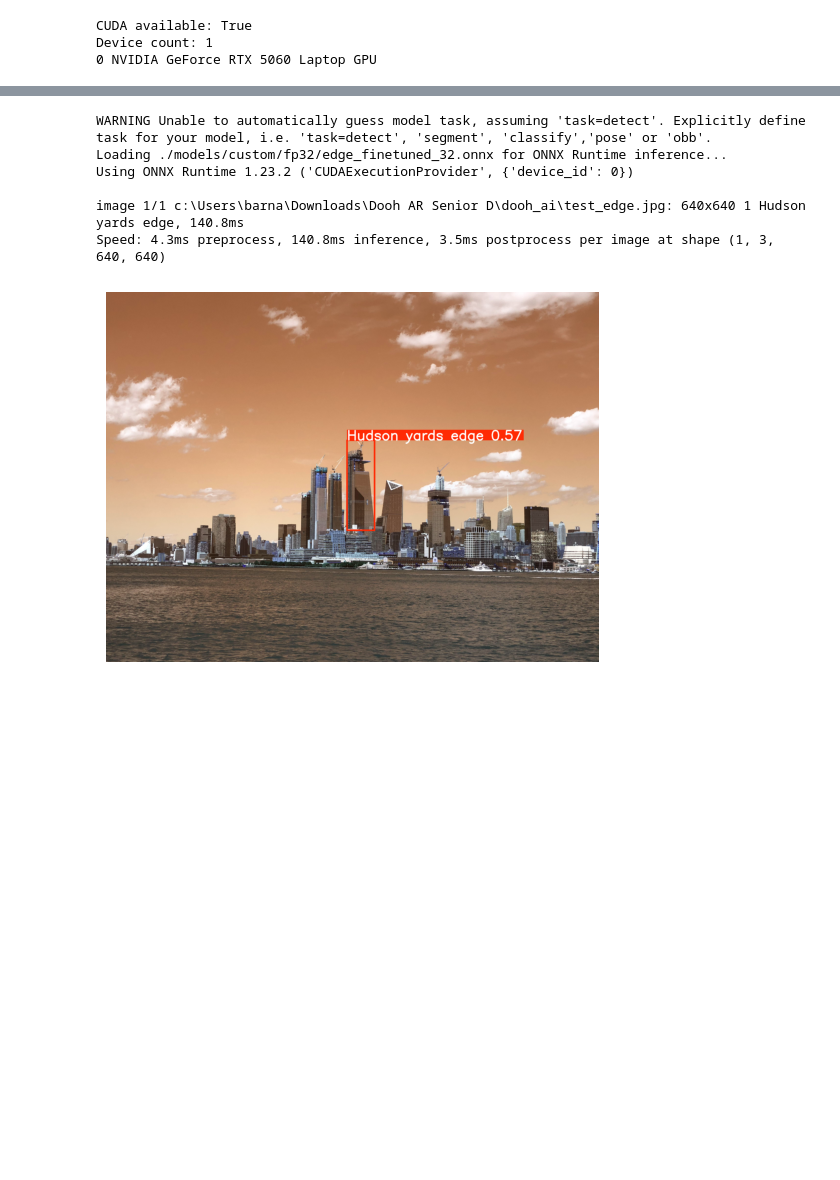
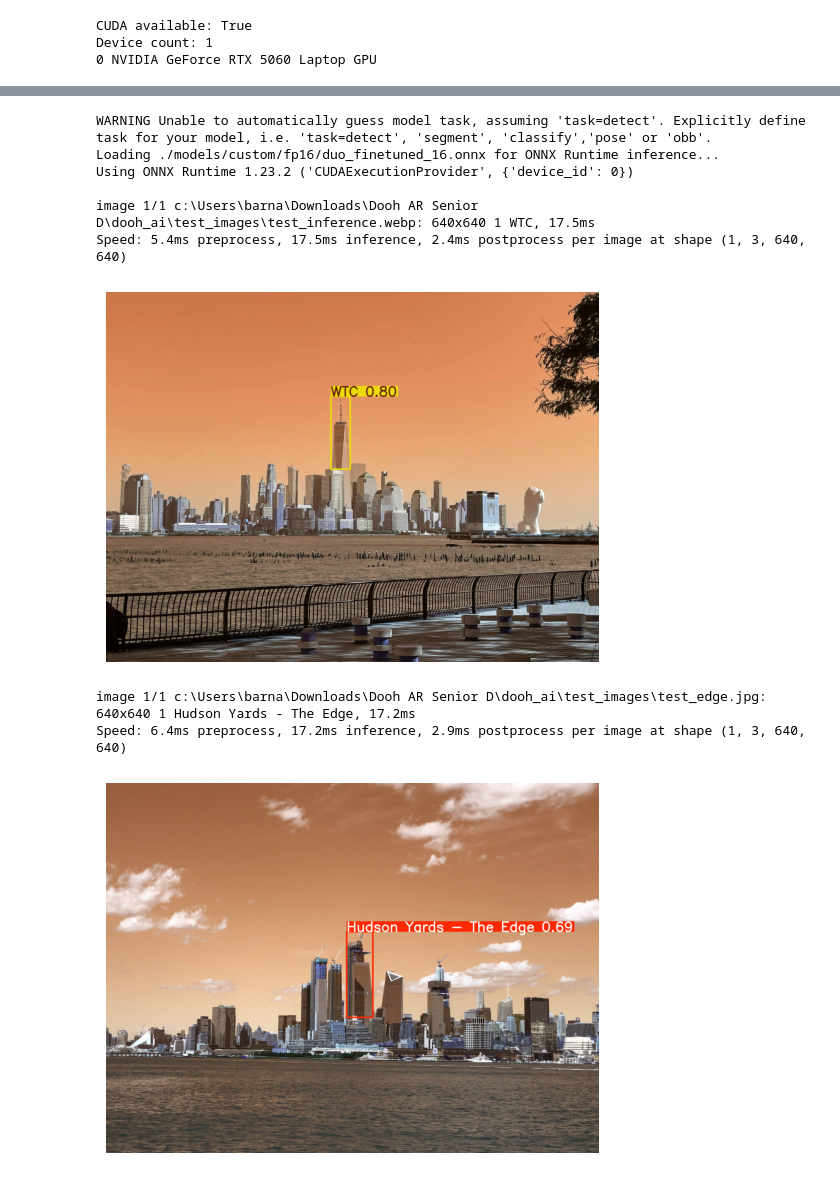
Before and after one commit to amanechibana/DOOH-AR-Senior-D, a Jupyter notebook: dooh_ai/yolov8_test.ipynb, the cells around one changed output, grey strips where cells are left out. Drawn from its saved outputs; the diff is of its cells as text; code cells hidden in the pictures; blank space fills up the shorter version.

Commit message:
trained model with multi-class segmentation

```diff
--- a/dooh_ai/yolov8_test.ipynb
+++ b/dooh_ai/yolov8_test.ipynb
@@ -185,28 +185,39 @@ Both FP16 and FP32 models exported and moved successfully!
 # %%
 from ultralytics import YOLO
 from PIL import Image
 import matplotlib.pyplot as plt
 %matplotlib inline
 
 # Test inference on trained weights
 
-# testing_model = YOLO("./models/custom/fp16/wtc_finetuned_16.onnx")
-testing_model = YOLO("../runs/detect/train/weights/best.pt")
+testing_model = YOLO("./models/custom/fp16/duo_finetuned_16.onnx")
+# testing_model = YOLO("../runs/detect/train/weights/best.pt")
 results = testing_model("./test_images/test_inference.webp", half=True, task="segment")
 for r in results:
     im_array = r.plot()
     im = Image.fromarray(im_array)
     plt.imshow(im)
     plt.axis("off")
     plt.show()
+
+results = testing_model("./test_images/test_edge.jpg", half=True, task="segment")
+for r in results:
+    im_array = r.plot()
+    im = Image.fromarray(im_array)
+    plt.imshow(im)
+    plt.axis("off")
+    plt.show()
 # %% [output]
 WARNING Unable to automatically guess model task, assuming 'task=detect'. Explicitly define task for your model, i.e. 'task=detect', 'segment', 'classify','pose' or 'obb'.
-Loading ./models/custom/fp32/edge_finetuned_32.onnx for ONNX Runtime inference...
+Loading ./models/custom/fp16/duo_finetuned_16.onnx for ONNX Runtime inference...
 Using ONNX Runtime 1.23.2 ('CUDAExecutionProvider', {'device_id': 0})
 
-image 1/1 c:\Users\barna\Downloads\Dooh AR Senior D\dooh_ai\test_edge.jpg: 640x640 1 Hudson yards edge, 140.8ms
-Speed: 4.3ms preprocess, 140.8ms inference, 3.5ms postprocess per image at shape (1, 3, 640, 640)
+image 1/1 c:\Users\barna\Downloads\Dooh AR Senior D\dooh_ai\test_images\test_inference.webp: 640x640 1 WTC, 17.5ms
+Speed: 5.4ms preprocess, 17.5ms inference, 2.4ms postprocess per image at shape (1, 3, 640, 640)
-[figure, old version]
+[figure, new version]
+image 1/1 c:\Users\barna\Downloads\Dooh AR Senior D\dooh_ai\test_images\test_edge.jpg: 640x640 1 Hudson Yards - The Edge, 17.2ms
+Speed: 6.4ms preprocess, 17.2ms inference, 2.9ms postprocess per image at shape (1, 3, 640, 640)
+[figure, added]
 # %%
 import onnxruntime as ort
 import numpy as np
```
Also changed, not shown: parts of 4 cells of this notebook, 2 other files.
